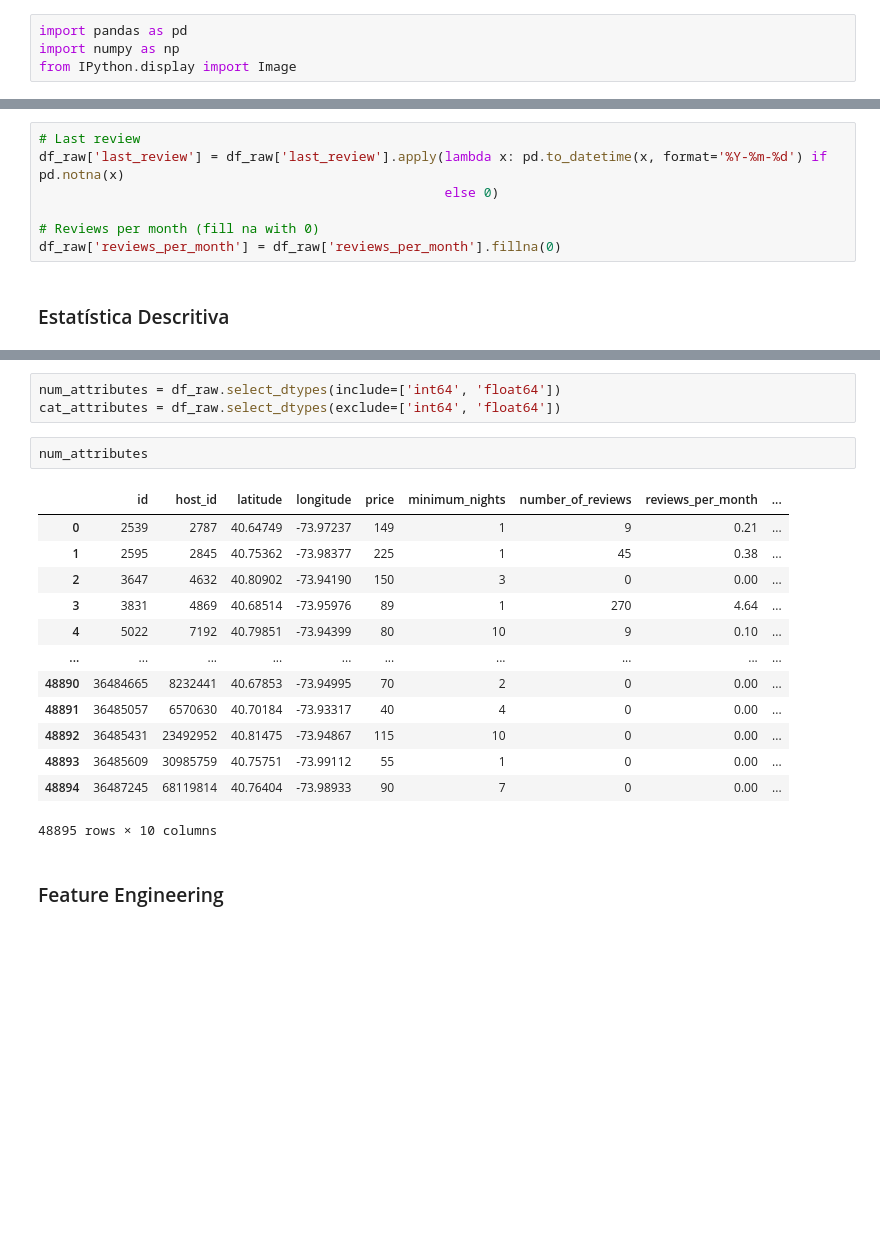
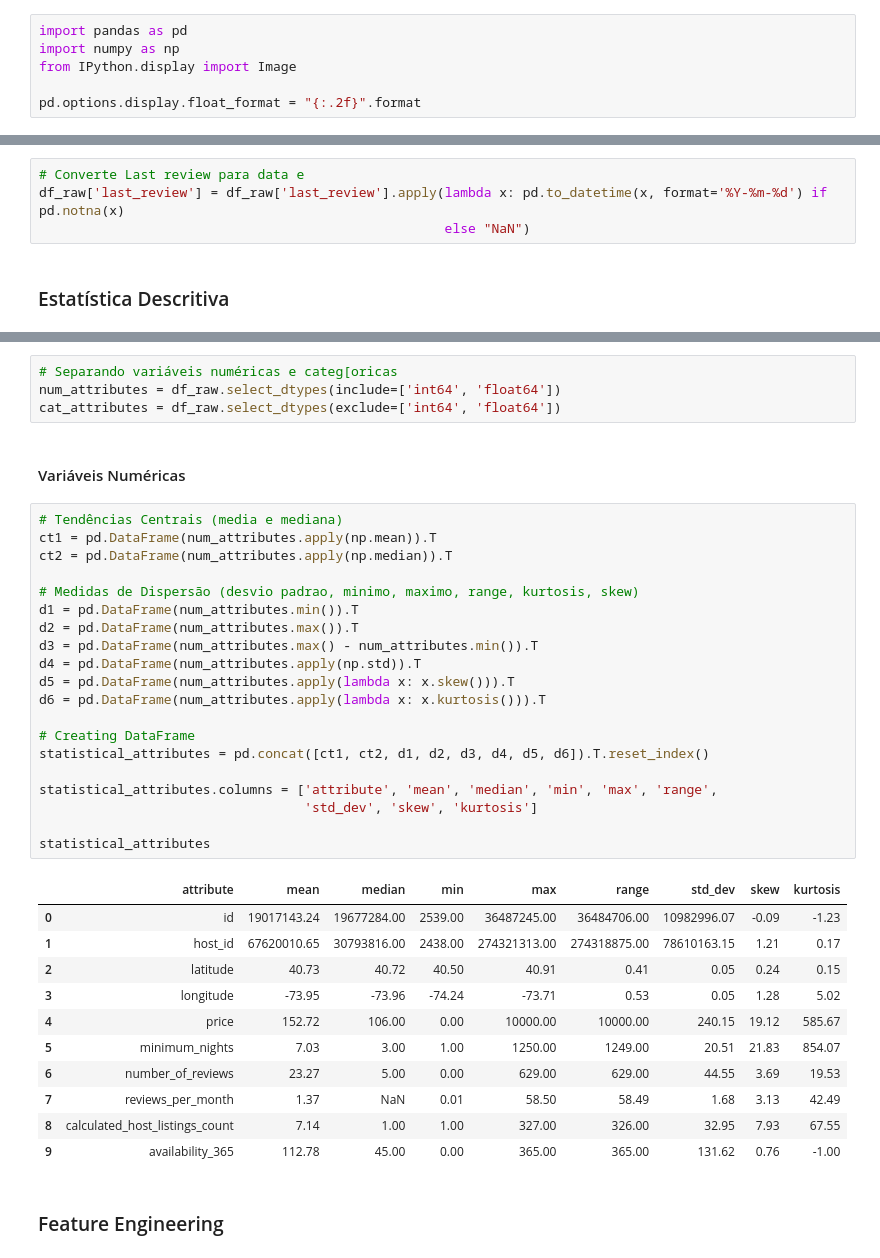
Before and after one commit to andrearaujo111/python-zero-ao-ds-test, a Jupyter notebook: projeto_final_certificacao_aluno.ipynb, the cells around one changed output, grey strips where cells are left out. Drawn from its saved outputs; the diff is of its cells as text; blank space fills up the shorter version.

```diff
--- a/projeto_final_certificacao_aluno.ipynb
+++ b/projeto_final_certificacao_aluno.ipynb
@@ -129,6 +129,8 @@ https://www.kaggle.com/datasets/dgomonov/new-york-city-airbnb-open-data
 import pandas as pd
 import numpy as np
 from IPython.display import Image
+
+pd.options.display.float_format = "{:.2f}".format
 # %% [markdown]
 ### Leitura do Arquivo
 # %%
@@ -198,11 +201,8 @@ Name don't seem to be a critical isssue. We will mantain. The same goes for host
 As for last review and reviews per month, it seems that the null is caused by the number of reviews that is 0, so we will fill the na's with 0.
 # %%
-# Last review
+# Converte Last review para data e
 df_raw['last_review'] = df_raw['last_review'].apply(lambda x: pd.to_datetime(x, format='%Y-%m-%d') if pd.notna(x)
-                                                    else 0)
-
-# Reviews per month (fill na with 0)
-df_raw['reviews_per_month'] = df_raw['reviews_per_month'].fillna(0)
+                                                    else "NaN")
 # %% [markdown]
 ### Estatística Descritiva
 # %%
@@ -227,23 +227,42 @@ availability_365                    int64
 dtype: object
 # %%
+# Separando variáveis numéricas e categ[oricas
 num_attributes = df_raw.select_dtypes(include=['int64', 'float64'])
 cat_attributes = df_raw.select_dtypes(exclude=['int64', 'float64'])
-# %%
-num_attributes
-# %% [output]
-|  | id | host_id | latitude | longitude | price | minimum_nights | number_of_reviews | reviews_per_month | ... |
-| 0 | 2539 | 2787 | 40.64749 | -73.97237 | 149 | 1 | 9 | 0.21 | ... |
-| 1 | 2595 | 2845 | 40.75362 | -73.98377 | 225 | 1 | 45 | 0.38 | ... |
-| 2 | 3647 | 4632 | 40.80902 | -73.94190 | 150 | 3 | 0 | 0.00 | ... |
-| 3 | 3831 | 4869 | 40.68514 | -73.95976 | 89 | 1 | 270 | 4.64 | ... |
-| 4 | 5022 | 7192 | 40.79851 | -73.94399 | 80 | 10 | 9 | 0.10 | ... |
-| ... | ... | ... | ... | ... | ... | ... | ... | ... | ... |
-| 48890 | 36484665 | 8232441 | 40.67853 | -73.94995 | 70 | 2 | 0 | 0.00 | ... |
-| 48891 | 36485057 | 6570630 | 40.70184 | -73.93317 | 40 | 4 | 0 | 0.00 | ... |
-| 48892 | 36485431 | 23492952 | 40.81475 | -73.94867 | 115 | 10 | 0 | 0.00 | ... |
-| 48893 | 36485609 | 30985759 | 40.75751 | -73.99112 | 55 | 1 | 0 | 0.00 | ... |
-| 48894 | 36487245 | 68119814 | 40.76404 | -73.98933 | 90 | 7 | 0 | 0.00 | ... |
-48895 rows × 10 columns
+# %% [markdown]
+#### Variáveis Numéricas
+# %%
+# Tendências Centrais (media e mediana)
+ct1 = pd.DataFrame(num_attributes.apply(np.mean)).T
+ct2 = pd.DataFrame(num_attributes.apply(np.median)).T
+
+# Medidas de Dispersão (desvio padrao, minimo, maximo, range, kurtosis, skew)
+d1 = pd.DataFrame(num_attributes.min()).T
+d2 = pd.DataFrame(num_attributes.max()).T
+d3 = pd.DataFrame(num_attributes.max() - num_attributes.min()).T
+d4 = pd.DataFrame(num_attributes.apply(np.std)).T
+d5 = pd.DataFrame(num_attributes.apply(lambda x: x.skew())).T
+d6 = pd.DataFrame(num_attributes.apply(lambda x: x.kurtosis())).T
+
+# Creating DataFrame
+statistical_attributes = pd.concat([ct1, ct2, d1, d2, d3, d4, d5, d6]).T.reset_index()
+
+statistical_attributes.columns = ['attribute', 'mean', 'median', 'min', 'max', 'range',
+                                  'std_dev', 'skew', 'kurtosis']
+
+statistical_attributes
+# %% [output]
+|  | attribute | mean | median | min | max | range | std_dev | skew | kurtosis |
+| 0 | id | 19017143.24 | 19677284.00 | 2539.00 | 36487245.00 | 36484706.00 | 10982996.07 | -0.09 | -1.23 |
+| 1 | host_id | 67620010.65 | 30793816.00 | 2438.00 | 274321313.00 | 274318875.00 | 78610163.15 | 1.21 | 0.17 |
+| 2 | latitude | 40.73 | 40.72 | 40.50 | 40.91 | 0.41 | 0.05 | 0.24 | 0.15 |
+| 3 | longitude | -73.95 | -73.96 | -74.24 | -73.71 | 0.53 | 0.05 | 1.28 | 5.02 |
+| 4 | price | 152.72 | 106.00 | 0.00 | 10000.00 | 10000.00 | 240.15 | 19.12 | 585.67 |
+| 5 | minimum_nights | 7.03 | 3.00 | 1.00 | 1250.00 | 1249.00 | 20.51 | 21.83 | 854.07 |
+| 6 | number_of_reviews | 23.27 | 5.00 | 0.00 | 629.00 | 629.00 | 44.55 | 3.69 | 19.53 |
+| 7 | reviews_per_month | 1.37 | NaN | 0.01 | 58.50 | 58.49 | 1.68 | 3.13 | 42.49 |
+| 8 | calculated_host_listings_count | 7.14 | 1.00 | 1.00 | 327.00 | 326.00 | 32.95 | 7.93 | 67.55 |
+| 9 | availability_365 | 112.78 | 45.00 | 0.00 | 365.00 | 365.00 | 131.62 | 0.76 | -1.00 |
 # %% [markdown]
 ### Feature Engineering
 # %%
```
Also changed, not shown: parts of 20 cells of this notebook.
